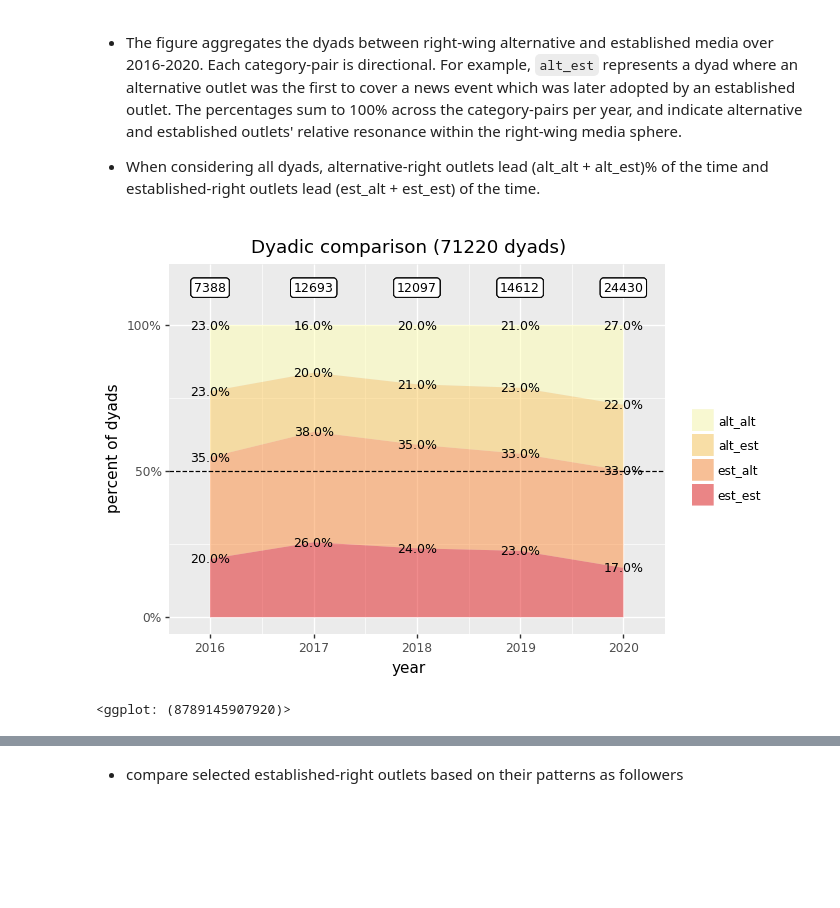
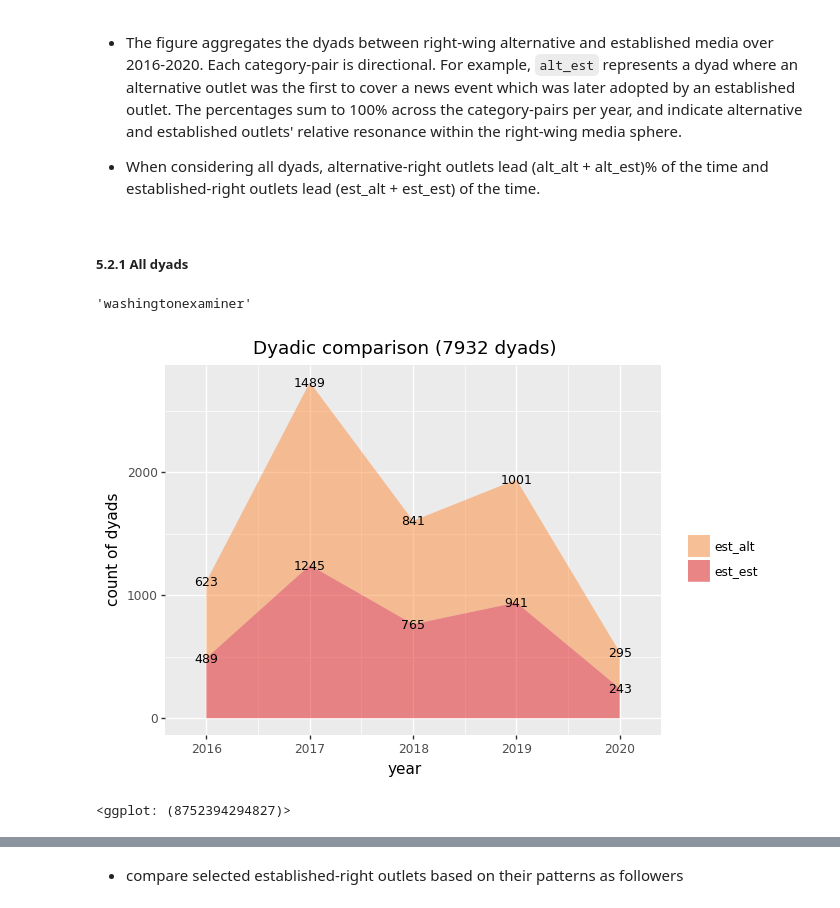
Before and after one commit to wlmwng/us-right-media, a Jupyter notebook: usrightmedia/code/09-analysis/01-newsevents-dyadic-comparison.ipynb, the cells around one changed output, grey strips where cells are left out. Cells and saved outputs as stored; diff of their text form; code cells hidden in the pictures; blank space fills up the shorter version.

Commit message:
new events: update dyadic comparison to show counts

```diff
--- a/usrightmedia/code/09-analysis/01-newsevents-dyadic-comparison.ipynb
+++ b/usrightmedia/code/09-analysis/01-newsevents-dyadic-comparison.ipynb
@@ -35,6 +36,13 @@ from usrightmedia.shared.clusters_utils import *
 WARNING:INCA:$DISPLAY environment variable is not set, trying a different approach. You probably are running INCA on a text console, right?
 WARNING:INCA:$DISPLAY environment variable is not set, trying a different approach. You probably are running INCA on a text console, right?
 INFO:INCA:Providing verbose output
+# %%
+# for exporting df_urls
+urls_dir = os.path.join("..", "..", "data", "03-analysis")
+figs_dir = os.path.join("..", "..", "figures", "dyadic")
+def save_image(obj, name, height=5, width=7, units="in", dpi=300):
+    obj.save(filename = os.path.join(figs_dir, "svg", f'{name}.svg'), height=height, width=width, units=units, dpi=None)
+    obj.save(filename = os.path.join(figs_dir, "png", f'{name}.png'), height=height, width=width, units=units, dpi=dpi)
 # %% [markdown]
 <hr>
 
@@ -251,15 +259,5 @@ dyadic_count_ideo
 - The figure aggregates the dyads between right-wing alternative and established media over 2016-2020. Each category-pair is directional. For example, `alt_est` represents a dyad where an alternative outlet was the first to cover a news event which was later adopted by an established outlet. The percentages sum to 100% across the category-pairs per year, and indicate alternative and established outlets' relative resonance within the right-wing media sphere.
 
 - When considering all dyads, alternative-right outlets lead (alt_alt + alt_est)% of the time and established-right outlets lead (est_alt + est_est) of the time.
-# %%
-# effectively no filter is applied since all doctypes are included
-# the function returns two plots (one for each direction)
-# in this case, the two plots are identical so just show idx 0
-plot_filtered_yearly_dyadic_comparison(dyads_filtered,
-                                       key0="doctype",
-                                       key1="doctype",
-                                       values0=DOCTYPES,
-                                       values1=DOCTYPES)[0]
-# %% [output]
-[figure, removed]
-<ggplot: (8789145907920)>
+# %% [markdown]
+##### 5.2.1 All dyads
@@ -265,0 +285,32 @@ plot_filtered_yearly_dyadic_comparison(dyads_filtered,
+# %%
+# effectively no filter is applied since all doctypes are included
+# the function returns two plots (one for each direction)
+for doctype in DOCTYPES:
+    c0, c1 = plot_filtered_yearly_dyadic_comparison(dyads_filtered,
+                                       key0="doctype",
+                                       key1="doctype",
+                                       values0=[doctype],
+                                       values1=DOCTYPES,
+                                       plot_type="count")
+
+    save_image(c0, f"cnt_d0_outl_d1_ideo_{doctype}")
+    save_image(c1, f"cnt_d0_ideo_d1_outl_{doctype}")
+
+    p0, p1 = plot_filtered_yearly_dyadic_comparison(dyads_filtered,
+                                           key0="doctype",
+                                           key1="doctype",
+                                           values0=[doctype],
+                                           values1=DOCTYPES,
+                                           plot_type="percent")
+
+    save_image(p0, f"pct_d0_outl_d1_ideo_{doctype}")
+    save_image(p1, f"pct_d0_ideo_d1_outl_{doctype}")
+# %%
+doctype
+# %% [output]
+'washingtonexaminer'
+# %%
+c0
+# %% [output]
+[figure, added]
+<ggplot: (8752394294827)>
```
Also changed, not shown: parts of 18 cells of this notebook, 1 other file.
